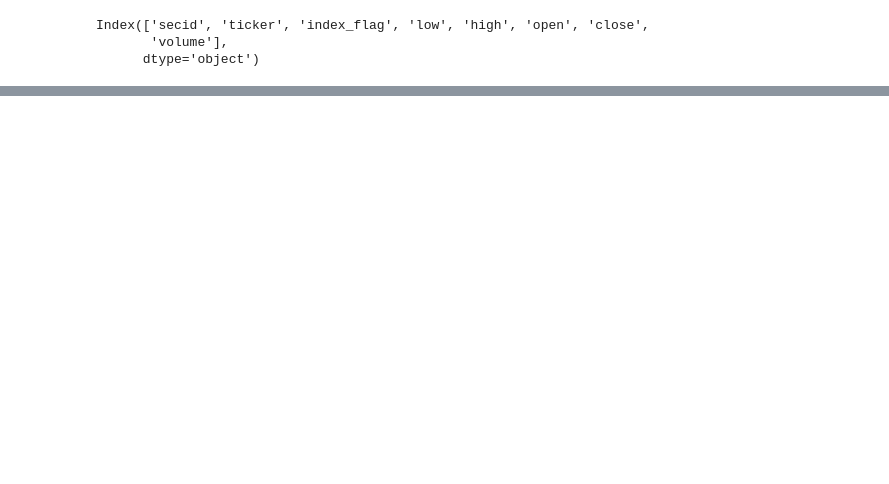
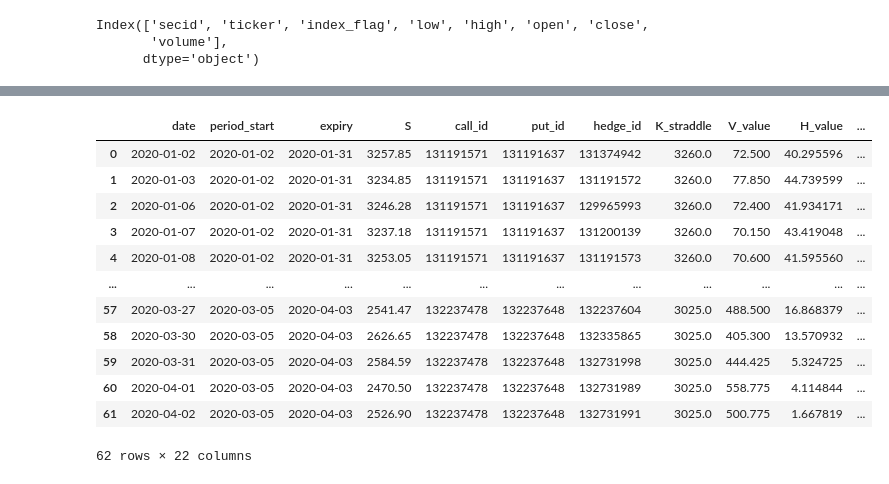
Before and after one commit to Bulbasaurabh/VolGAN-replica, a Jupyter notebook: dghedger.ipynb, the cells around one changed output, grey strips where cells are left out. Drawn from its saved outputs; the diff is of its cells as text; code cells hidden in the pictures; blank space fills up the shorter version.

Commit message:
Delta Gamma Hedger (Use v2.notebook)

```diff
--- a/dghedger.ipynb
+++ b/dghedger.ipynb
@@ -255,3 +203,19 @@ Mean |Tracking Error| per day : 2,579.581041
+# %%
+bt.head(100)
+# %% [output]
+|  | date | period_start | expiry | S | call_id | put_id | hedge_id | K_straddle | V_value | H_value | ... |
+| 0 | 2020-01-02 | 2020-01-02 | 2020-01-31 | 3257.85 | 131191571 | 131191637 | 131374942 | 3260.0 | 72.500 | 40.295596 | ... |
+| 1 | 2020-01-03 | 2020-01-02 | 2020-01-31 | 3234.85 | 131191571 | 131191637 | 131191572 | 3260.0 | 77.850 | 44.739599 | ... |
+| 2 | 2020-01-06 | 2020-01-02 | 2020-01-31 | 3246.28 | 131191571 | 131191637 | 129965993 | 3260.0 | 72.400 | 41.934171 | ... |
+| 3 | 2020-01-07 | 2020-01-02 | 2020-01-31 | 3237.18 | 131191571 | 131191637 | 131200139 | 3260.0 | 70.150 | 43.419048 | ... |
+| 4 | 2020-01-08 | 2020-01-02 | 2020-01-31 | 3253.05 | 131191571 | 131191637 | 131191573 | 3260.0 | 70.600 | 41.595560 | ... |
+| ... | ... | ... | ... | ... | ... | ... | ... | ... | ... | ... | ... |
+| 57 | 2020-03-27 | 2020-03-05 | 2020-04-03 | 2541.47 | 132237478 | 132237648 | 132237604 | 3025.0 | 488.500 | 16.868379 | ... |
+| 58 | 2020-03-30 | 2020-03-05 | 2020-04-03 | 2626.65 | 132237478 | 132237648 | 132335865 | 3025.0 | 405.300 | 13.570932 | ... |
+| 59 | 2020-03-31 | 2020-03-05 | 2020-04-03 | 2584.59 | 132237478 | 132237648 | 132731998 | 3025.0 | 444.425 | 5.324725 | ... |
+| 60 | 2020-04-01 | 2020-03-05 | 2020-04-03 | 2470.50 | 132237478 | 132237648 | 132731989 | 3025.0 | 558.775 | 4.114844 | ... |
+| 61 | 2020-04-02 | 2020-03-05 | 2020-04-03 | 2526.90 | 132237478 | 132237648 | 132731991 | 3025.0 | 500.775 | 1.667819 | ... |
+62 rows × 22 columns
 # %%
 import matplotlib.pyplot as plt
 
```
Also changed, not shown: parts of 4 cells of this notebook, 1 other file.
